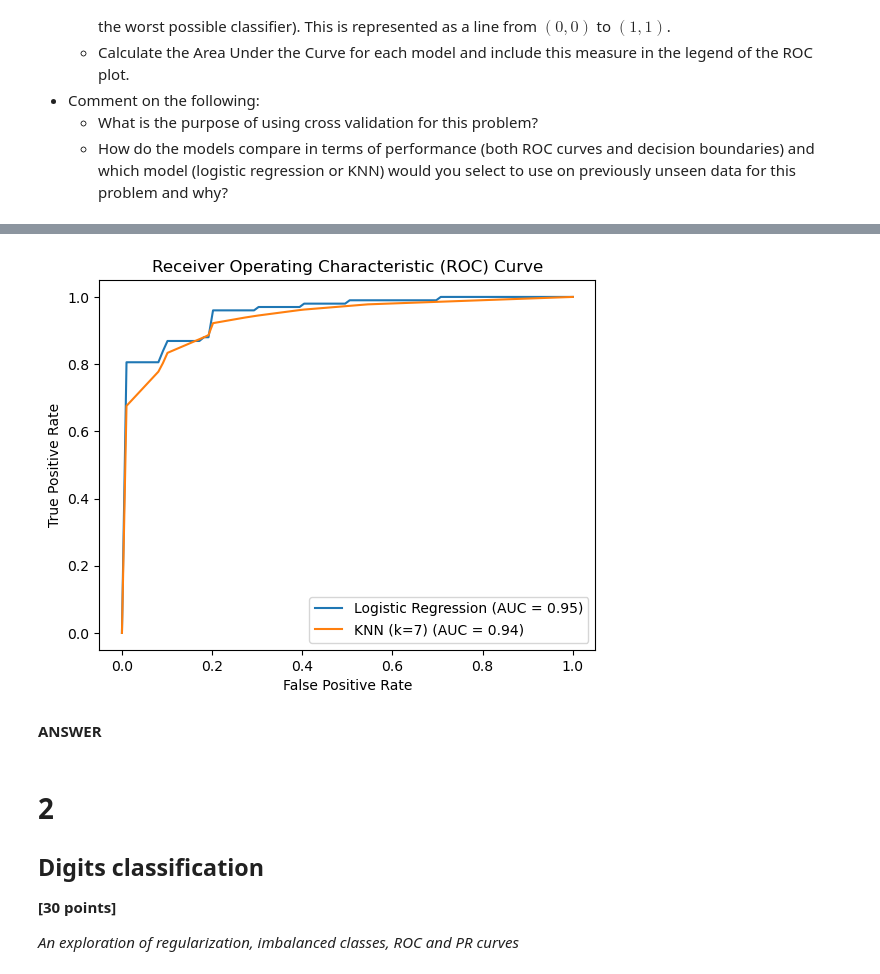
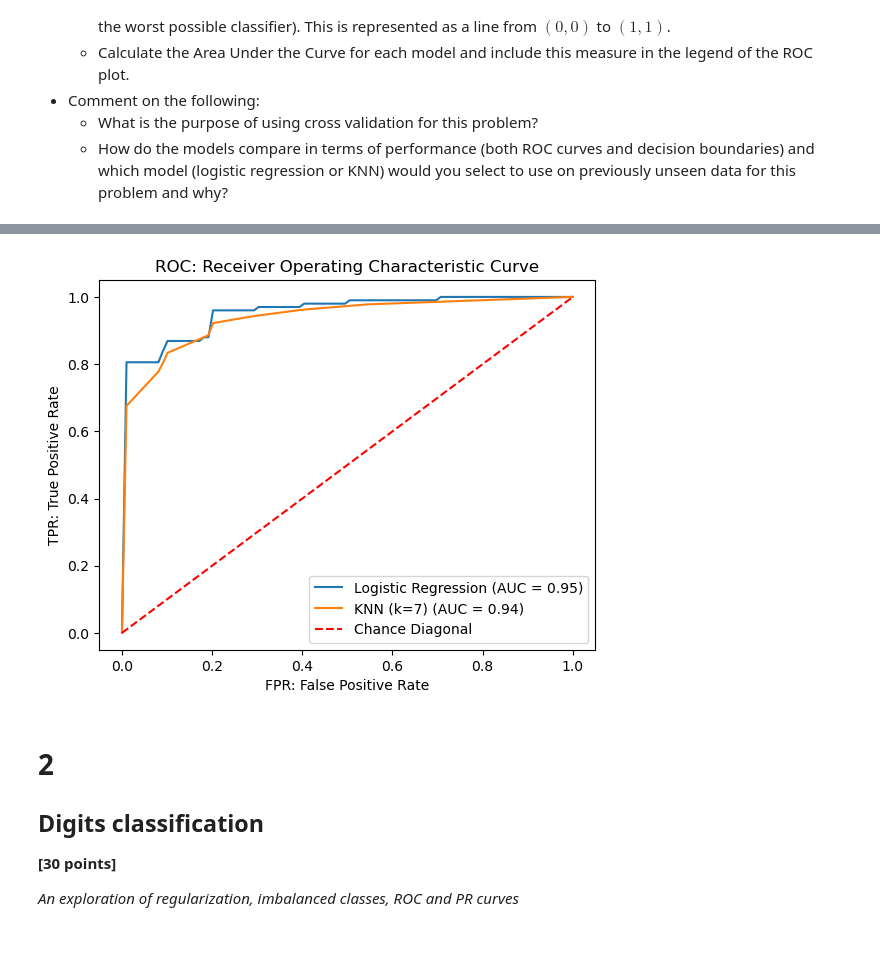
Before and after one commit to dani-jimlar/ML_assignments, a Jupyter notebook: a_3/Assignment_3.ipynb, the cells around one changed output, grey strips where cells are left out. Drawn from its saved outputs; the diff is of its cells as text; code cells hidden in the pictures; blank space fills up the shorter version.

```diff
--- a/a_3/Assignment_3.ipynb
+++ b/a_3/Assignment_3.ipynb
@@ -531,7 +700,6 @@ from sklearn.neighbors import KNeighborsClassifier
 from sklearn.metrics import roc_curve, auc
 import matplotlib.pyplot as plt
 
-# Data
 X = db[["x1", "x2"]].values
 y = db["y"].values
 
@@ -578,43 +746,39 @@ for train_idx, test_idx in cv.split(X, y):
     #  prepare X test and transpose X
     X_test_fold_p = model_lr.prepare_x(X_test_fold.T)
 
     # predict
     y_hat_lr = model_lr.predict_proba(X_test_fold_p)
 
     #  ROC
     fpr, tpr, _ = roc_curve(y_test_fold, y_hat_lr)
     mean_tpr_lgr += np.interp(mean_fpr_lgr, fpr, tpr)
     mean_tpr_lgr[0] = 0.0
 
 
 # Average tprs
 mean_tpr_lgr /= cv.get_n_splits()
 mean_tpr_knn /= cv.get_n_splits()
 
 # Average AUC
 mean_auc_lgr = auc(mean_fpr_lgr, mean_tpr_lgr)
 mean_auc_knn = auc(mean_fpr_knn, mean_tpr_knn)
 
 # Plot ROC curves for logistic regression and KNN
 plt.plot(
-    mean_fpr_lgr,
-    mean_tpr_lgr,
-    label=f"Logistic Regression (AUC = {mean_auc_lgr:.2f})",
+    mean_fpr_lgr, mean_tpr_lgr, label=f"Logistic Regression (AUC = {mean_auc_lgr:.2f})"
 )
 plt.plot(mean_fpr_knn, mean_tpr_knn, label=f"KNN (k=7) (AUC = {mean_auc_knn:.2f})")
-
+plt.plot([0, 1], [0, 1], color="red", linestyle="--", label="Chance Diagonal")
 # Add labels and legend
-plt.xlabel("False Positive Rate")
-plt.ylabel("True Positive Rate")
-plt.title("Receiver Operating Characteristic (ROC) Curve")
+plt.xlabel("FPR: False Positive Rate")
+plt.ylabel("TPR: True Positive Rate")
+plt.title("ROC: Receiver Operating Characteristic Curve")
 plt.legend()
 
 # Show plot
 plt.show()
 # %% [output]
-[figure, old version]
+[figure, new version]
-# %% [markdown]
-**ANSWER**
 # %% [markdown]
 # 2
 
```
Also changed, not shown: parts of 28 cells of this notebook.
